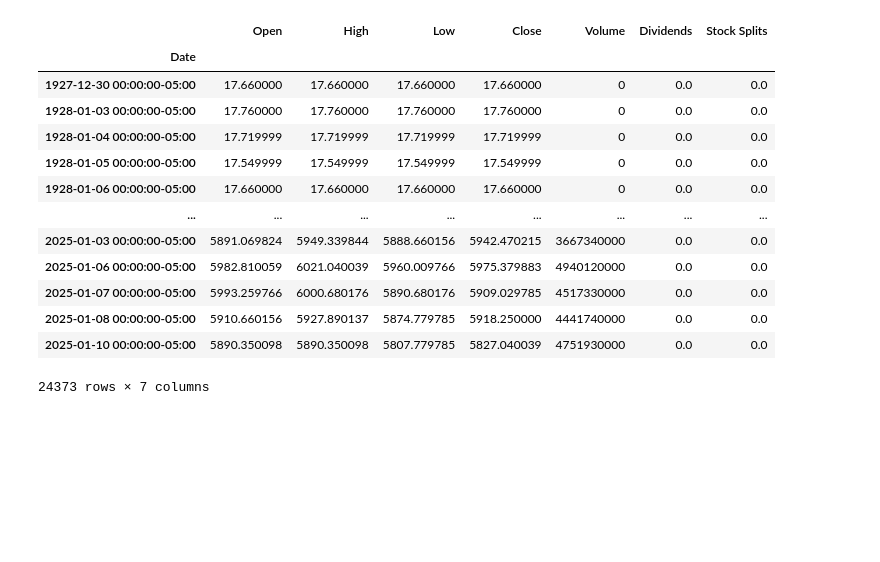
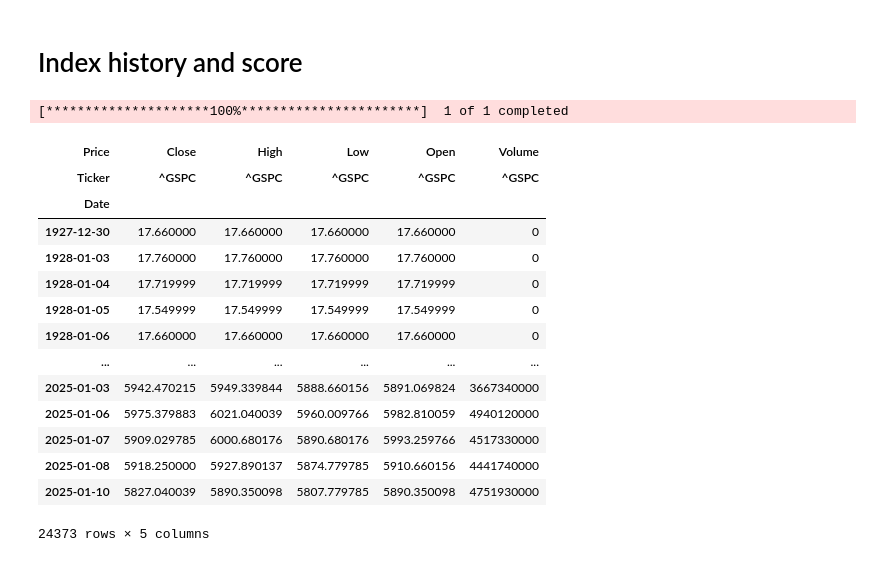
Before and after one commit to moooyu1121/asset_simulation, a Jupyter notebook: main.ipynb, the cells around one changed output. Cells and saved outputs as stored; diff of their text form; code cells hidden in the pictures; blank space fills up the shorter version.

```diff
--- a/main.ipynb
+++ b/main.ipynb
@@ -5,21 +20,24 @@ import yfinance as yf
-# %%
-# Now, let's retrieve the S&P 500 data of the past 5 years using yfinance
-sp500 = yf.Ticker("^GSPC").history(period="max")
-sp500
-# %% [output]
-|  | Open | High | Low | Close | Volume | Dividends | Stock Splits |
-| Date |  |  |  |  |  |  |  |
-| 1927-12-30 00:00:00-05:00 | 17.660000 | 17.660000 | 17.660000 | 17.660000 | 0 | 0.0 | 0.0 |
-| 1928-01-03 00:00:00-05:00 | 17.760000 | 17.760000 | 17.760000 | 17.760000 | 0 | 0.0 | 0.0 |
-| 1928-01-04 00:00:00-05:00 | 17.719999 | 17.719999 | 17.719999 | 17.719999 | 0 | 0.0 | 0.0 |
-| 1928-01-05 00:00:00-05:00 | 17.549999 | 17.549999 | 17.549999 | 17.549999 | 0 | 0.0 | 0.0 |
-| 1928-01-06 00:00:00-05:00 | 17.660000 | 17.660000 | 17.660000 | 17.660000 | 0 | 0.0 | 0.0 |
-| ... | ... | ... | ... | ... | ... | ... | ... |
-| 2025-01-03 00:00:00-05:00 | 5891.069824 | 5949.339844 | 5888.660156 | 5942.470215 | 3667340000 | 0.0 | 0.0 |
-| 2025-01-06 00:00:00-05:00 | 5982.810059 | 6021.040039 | 5960.009766 | 5975.379883 | 4940120000 | 0.0 | 0.0 |
-| 2025-01-07 00:00:00-05:00 | 5993.259766 | 6000.680176 | 5890.680176 | 5909.029785 | 4517330000 | 0.0 | 0.0 |
-| 2025-01-08 00:00:00-05:00 | 5910.660156 | 5927.890137 | 5874.779785 | 5918.250000 | 4441740000 | 0.0 | 0.0 |
-| 2025-01-10 00:00:00-05:00 | 5890.350098 | 5890.350098 | 5807.779785 | 5827.040039 | 4751930000 | 0.0 | 0.0 |
-24373 rows × 7 columns
+# %% [markdown]
+# Index history and score
+# %%
+index_data = yf.download(ticker_symbol, period="max")
+index_data
+# %% [output]
+[*********************100%***********************]  1 of 1 completed
+| Price | Close | High | Low | Open | Volume |
+| Ticker | ^GSPC | ^GSPC | ^GSPC | ^GSPC | ^GSPC |
+| Date |  |  |  |  |  |
+| 1927-12-30 | 17.660000 | 17.660000 | 17.660000 | 17.660000 | 0 |
+| 1928-01-03 | 17.760000 | 17.760000 | 17.760000 | 17.760000 | 0 |
+| 1928-01-04 | 17.719999 | 17.719999 | 17.719999 | 17.719999 | 0 |
+| 1928-01-05 | 17.549999 | 17.549999 | 17.549999 | 17.549999 | 0 |
+| 1928-01-06 | 17.660000 | 17.660000 | 17.660000 | 17.660000 | 0 |
+| ... | ... | ... | ... | ... | ... |
+| 2025-01-03 | 5942.470215 | 5949.339844 | 5888.660156 | 5891.069824 | 3667340000 |
+| 2025-01-06 | 5975.379883 | 6021.040039 | 5960.009766 | 5982.810059 | 4940120000 |
+| 2025-01-07 | 5909.029785 | 6000.680176 | 5890.680176 | 5993.259766 | 4517330000 |
+| 2025-01-08 | 5918.250000 | 5927.890137 | 5874.779785 | 5910.660156 | 4441740000 |
+| 2025-01-10 | 5827.040039 | 5890.350098 | 5807.779785 | 5890.350098 | 4751930000 |
+24373 rows × 5 columns
 # %%
 # Resample to monthly data and get Open and Close
```
Also changed, not shown: parts of 8 cells of this notebook.
